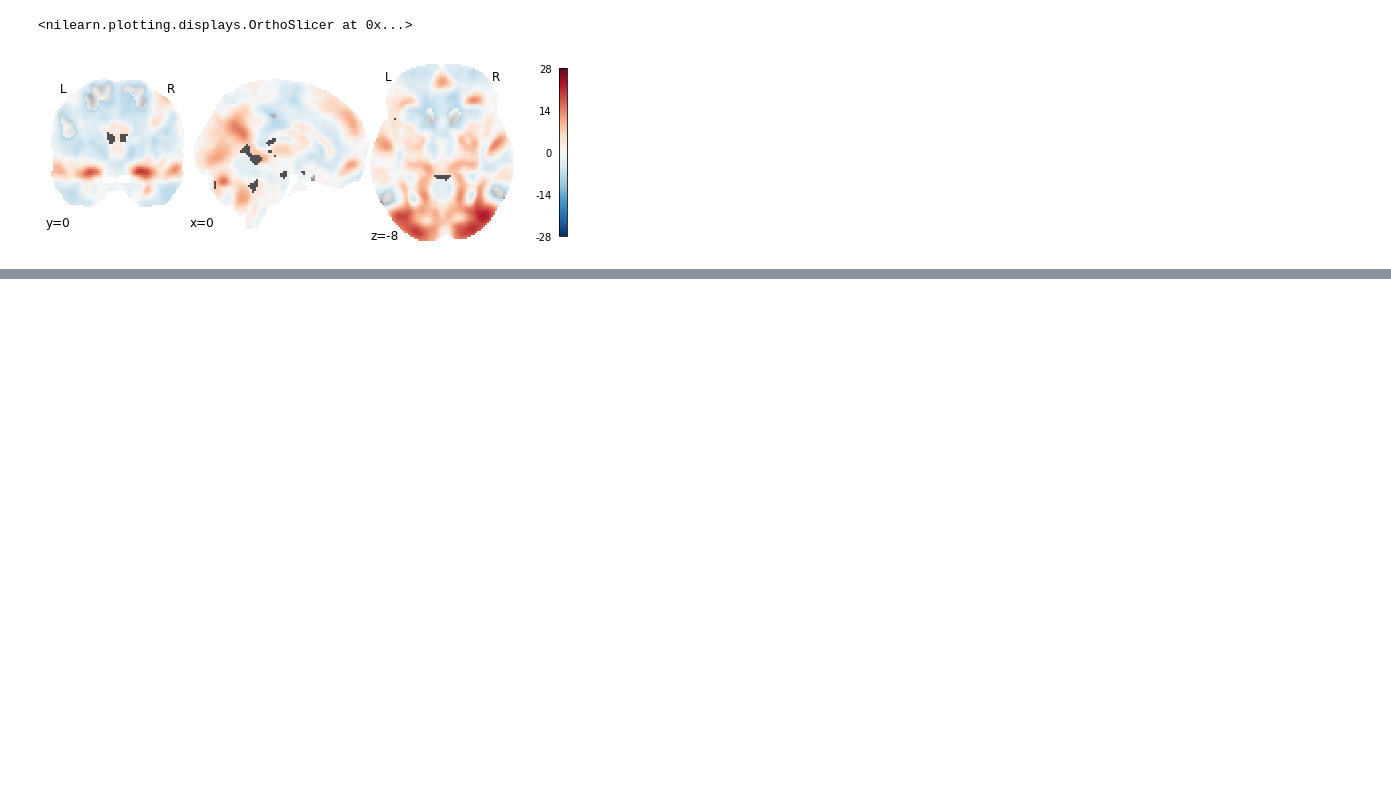
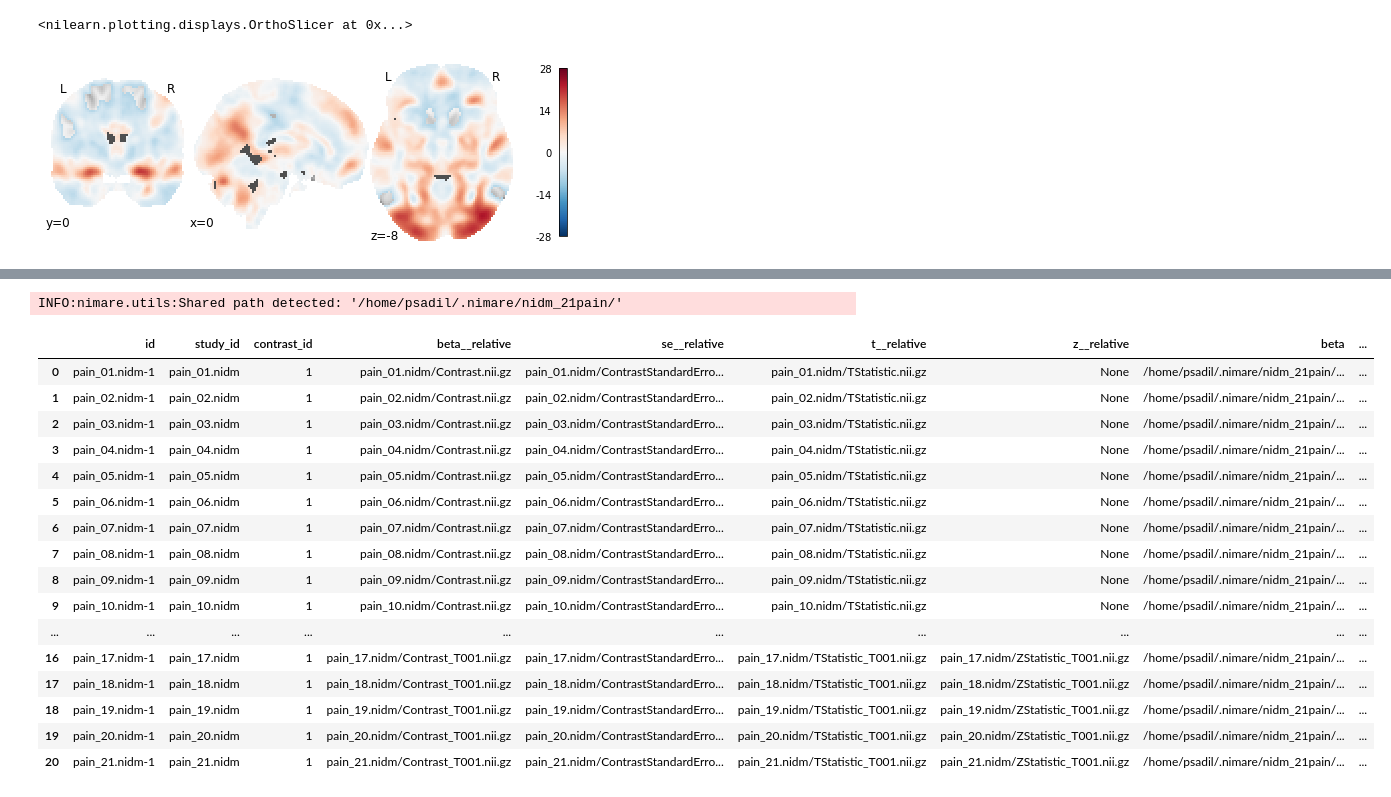
Before and after one commit to psadil/maps-2-models, a Jupyter notebook: python/Untitled-1.ipynb, the cells around one changed output, grey strips where cells are left out. Cells and saved outputs as stored; diff of their text form; code cells hidden in the pictures; blank space fills up the shorter version.

```diff
--- a/python/Untitled-1.ipynb
+++ b/python/Untitled-1.ipynb
@@ -53,3 +47,8 @@ plot_stat_map(meta.results.get_map("z"), cut_coords=[0, 0, -8], draw_cross=False
 # %% [output]
 <nilearn.plotting.displays.OrthoSlicer at 0x...>
 [figure]
+# %%
+from nimare.tests.utils import get_test_data_path
+# dset_file = os.path.join(get_test_data_path(), "nidm_pain_dset.json")
+dset = nimare.dataset.Dataset('/home/psadil/.nimare/nidm_21pain/nidm_pain_dset.json')
+dset.update_path(nimare.extract.download_nidm_pain())
@@ -55,0 +81,25 @@ plot_stat_map(meta.results.get_map("z"), cut_coords=[0, 0, -8], draw_cross=False
+# %%
+dset2 = nimare.transforms.ImageTransformer(target=["varcope","beta"]).transform(dset)
+#  = vp.transform(dset)
+# %% [output]
+INFO:nimare.utils:Shared path detected: '/home/psadil/.nimare/nidm_21pain/'
+# %%
+dset2.images
+# %% [output]
+|  | id | study_id | contrast_id | beta__relative | se__relative | t__relative | z__relative | beta | ... |
+| 0 | pain_01.nidm-1 | pain_01.nidm | 1 | pain_01.nidm/Contrast.nii.gz | pain_01.nidm/ContrastStandardErro... | pain_01.nidm/TStatistic.nii.gz | None | /home/psadil/.nimare/nidm_21pain/... | ... |
+| 1 | pain_02.nidm-1 | pain_02.nidm | 1 | pain_02.nidm/Contrast.nii.gz | pain_02.nidm/ContrastStandardErro... | pain_02.nidm/TStatistic.nii.gz | None | /home/psadil/.nimare/nidm_21pain/... | ... |
+| 2 | pain_03.nidm-1 | pain_03.nidm | 1 | pain_03.nidm/Contrast.nii.gz | pain_03.nidm/ContrastStandardErro... | pain_03.nidm/TStatistic.nii.gz | None | /home/psadil/.nimare/nidm_21pain/... | ... |
+| 3 | pain_04.nidm-1 | pain_04.nidm | 1 | pain_04.nidm/Contrast.nii.gz | pain_04.nidm/ContrastStandardErro... | pain_04.nidm/TStatistic.nii.gz | None | /home/psadil/.nimare/nidm_21pain/... | ... |
+| 4 | pain_05.nidm-1 | pain_05.nidm | 1 | pain_05.nidm/Contrast.nii.gz | pain_05.nidm/ContrastStandardErro... | pain_05.nidm/TStatistic.nii.gz | None | /home/psadil/.nimare/nidm_21pain/... | ... |
+| 5 | pain_06.nidm-1 | pain_06.nidm | 1 | pain_06.nidm/Contrast.nii.gz | pain_06.nidm/ContrastStandardErro... | pain_06.nidm/TStatistic.nii.gz | None | /home/psadil/.nimare/nidm_21pain/... | ... |
+| 6 | pain_07.nidm-1 | pain_07.nidm | 1 | pain_07.nidm/Contrast.nii.gz | pain_07.nidm/ContrastStandardErro... | pain_07.nidm/TStatistic.nii.gz | None | /home/psadil/.nimare/nidm_21pain/... | ... |
+| 7 | pain_08.nidm-1 | pain_08.nidm | 1 | pain_08.nidm/Contrast.nii.gz | pain_08.nidm/ContrastStandardErro... | pain_08.nidm/TStatistic.nii.gz | None | /home/psadil/.nimare/nidm_21pain/... | ... |
+| 8 | pain_09.nidm-1 | pain_09.nidm | 1 | pain_09.nidm/Contrast.nii.gz | pain_09.nidm/ContrastStandardErro... | pain_09.nidm/TStatistic.nii.gz | None | /home/psadil/.nimare/nidm_21pain/... | ... |
+| 9 | pain_10.nidm-1 | pain_10.nidm | 1 | pain_10.nidm/Contrast.nii.gz | pain_10.nidm/ContrastStandardErro... | pain_10.nidm/TStatistic.nii.gz | None | /home/psadil/.nimare/nidm_21pain/... | ... |
+| ... | ... | ... | ... | ... | ... | ... | ... | ... | ... |
+| 16 | pain_17.nidm-1 | pain_17.nidm | 1 | pain_17.nidm/Contrast_T001.nii.gz | pain_17.nidm/ContrastStandardErro... | pain_17.nidm/TStatistic_T001.nii.gz | pain_17.nidm/ZStatistic_T001.nii.gz | /home/psadil/.nimare/nidm_21pain/... | ... |
+| 17 | pain_18.nidm-1 | pain_18.nidm | 1 | pain_18.nidm/Contrast_T001.nii.gz | pain_18.nidm/ContrastStandardErro... | pain_18.nidm/TStatistic_T001.nii.gz | pain_18.nidm/ZStatistic_T001.nii.gz | /home/psadil/.nimare/nidm_21pain/... | ... |
+| 18 | pain_19.nidm-1 | pain_19.nidm | 1 | pain_19.nidm/Contrast_T001.nii.gz | pain_19.nidm/ContrastStandardErro... | pain_19.nidm/TStatistic_T001.nii.gz | pain_19.nidm/ZStatistic_T001.nii.gz | /home/psadil/.nimare/nidm_21pain/... | ... |
+| 19 | pain_20.nidm-1 | pain_20.nidm | 1 | pain_20.nidm/Contrast_T001.nii.gz | pain_20.nidm/ContrastStandardErro... | pain_20.nidm/TStatistic_T001.nii.gz | pain_20.nidm/ZStatistic_T001.nii.gz | /home/psadil/.nimare/nidm_21pain/... | ... |
+| 20 | pain_21.nidm-1 | pain_21.nidm | 1 | pain_21.nidm/Contrast_T001.nii.gz | pain_21.nidm/ContrastStandardErro... | pain_21.nidm/TStatistic_T001.nii.gz | pain_21.nidm/ZStatistic_T001.nii.gz | /home/psadil/.nimare/nidm_21pain/... | ... |
```
Also changed, not shown: parts of 10 cells of this notebook, 6 other files.
